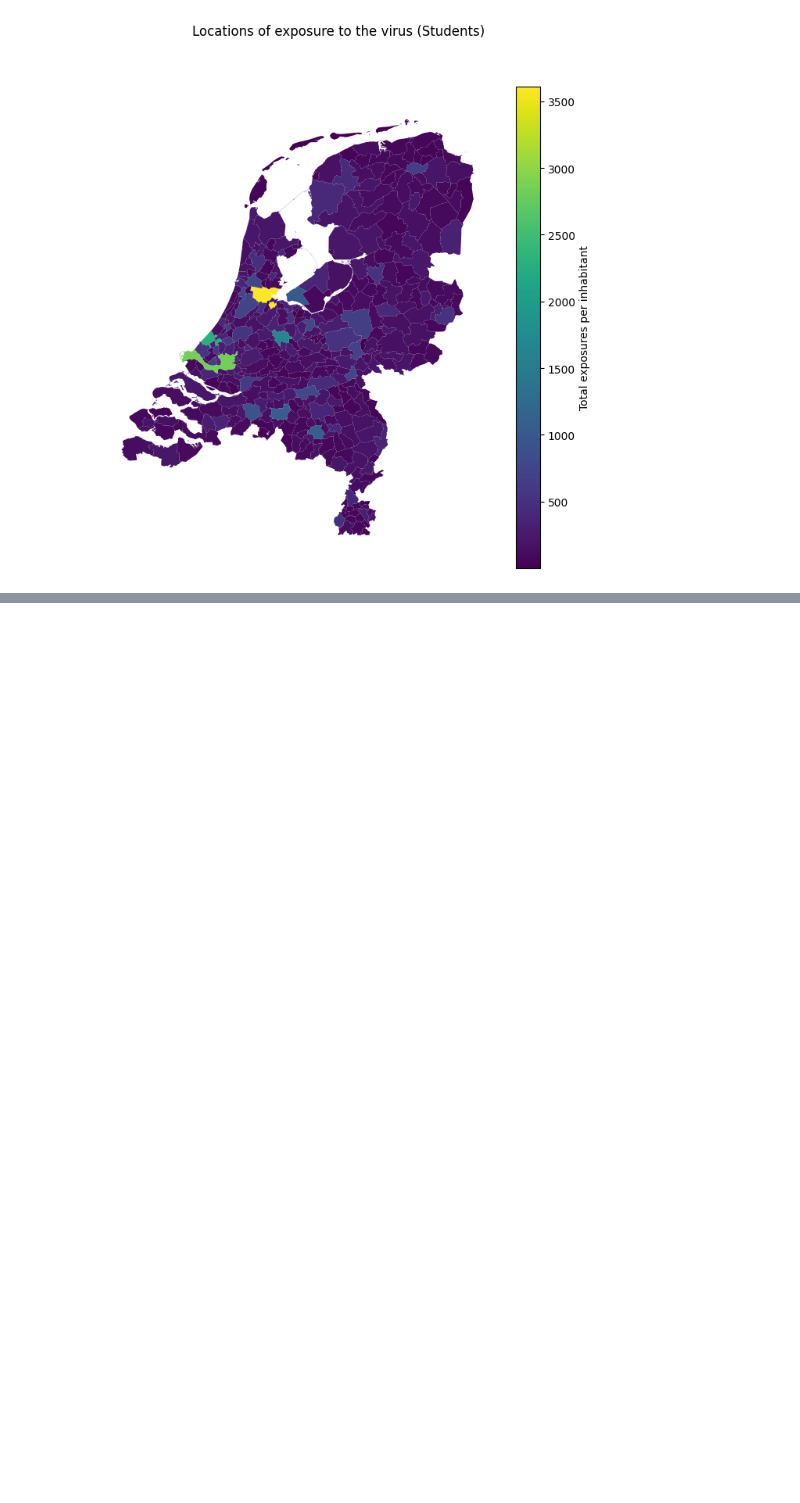
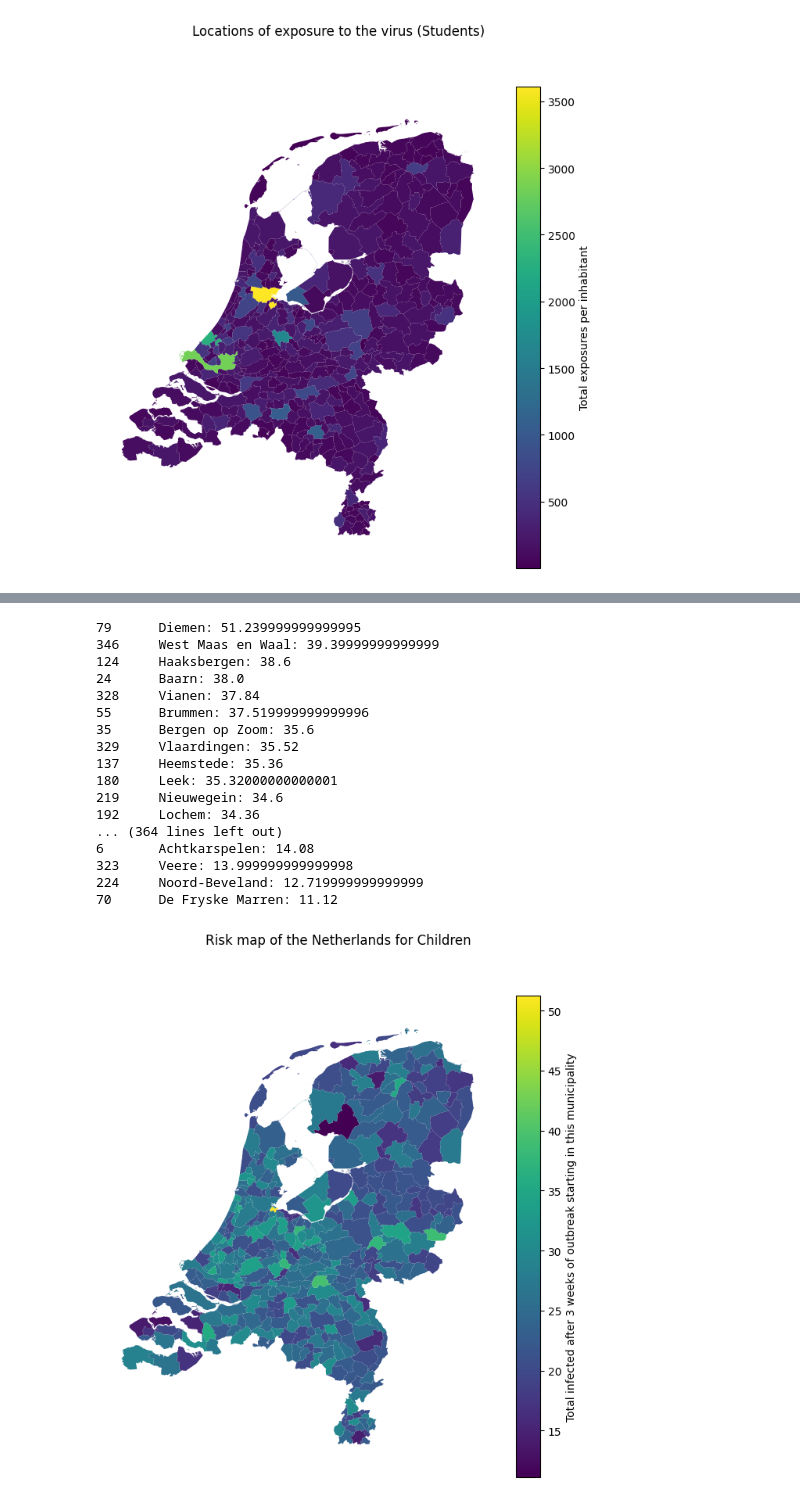
Before and after one commit to larsdekwant/covid-gravity-model, a Jupyter notebook: riskmap.ipynb, the cells around one changed output, grey strips where cells are left out. Saved outputs shown, nothing was run; the diff lists cells and outputs as text; code cells hidden in the pictures; blank space fills up the shorter version.

```diff
--- a/riskmap.ipynb
+++ b/riskmap.ipynb
@@ -581,0 +672,32 @@ create_spatial_plot(final_exposure, 'Locations of exposure to the virus (Student
+# %%
+infected_per_municipality = np.load(os.getcwd() + '/cluster/results/1/High/Infected_Per_Municipality_1.npy')
+#infected_per_municipality = risk_map
+n_municipalities = infected_per_municipality.shape[0]
+risk_data = np.zeros(n_municipalities)
+for i in range(n_municipalities):
+    risk_data[i] = np.sum(infected_per_municipality[i, t_max-1])
+
+for loc in np.argsort(risk_data)[::-1]:
+    print(str(loc) + '\t' + loc_name[loc] + ': ' + str(risk_data[loc]))
+
+
+create_spatial_plot(risk_data, 'Risk map of the Netherlands for Children', 'Total infected after 3 weeks of outbreak starting in this municipality')
+# %% [output]
+79      Diemen: 51.239999999999995
+346     West Maas en Waal: 39.39999999999999
+124     Haaksbergen: 38.6
+24      Baarn: 38.0
+328     Vianen: 37.84
+55      Brummen: 37.519999999999996
+35      Bergen op Zoom: 35.6
+329     Vlaardingen: 35.52
+137     Heemstede: 35.36
+180     Leek: 35.32000000000001
+219     Nieuwegein: 34.6
+192     Lochem: 34.36
+... (364 lines left out)
+6       Achtkarspelen: 14.08
+323     Veere: 13.999999999999998
+224     Noord-Beveland: 12.719999999999999
+70      De Fryske Marren: 11.12
+[figure, added]
```
Also changed, not shown: parts of 3 cells of this notebook, 25 other files.
